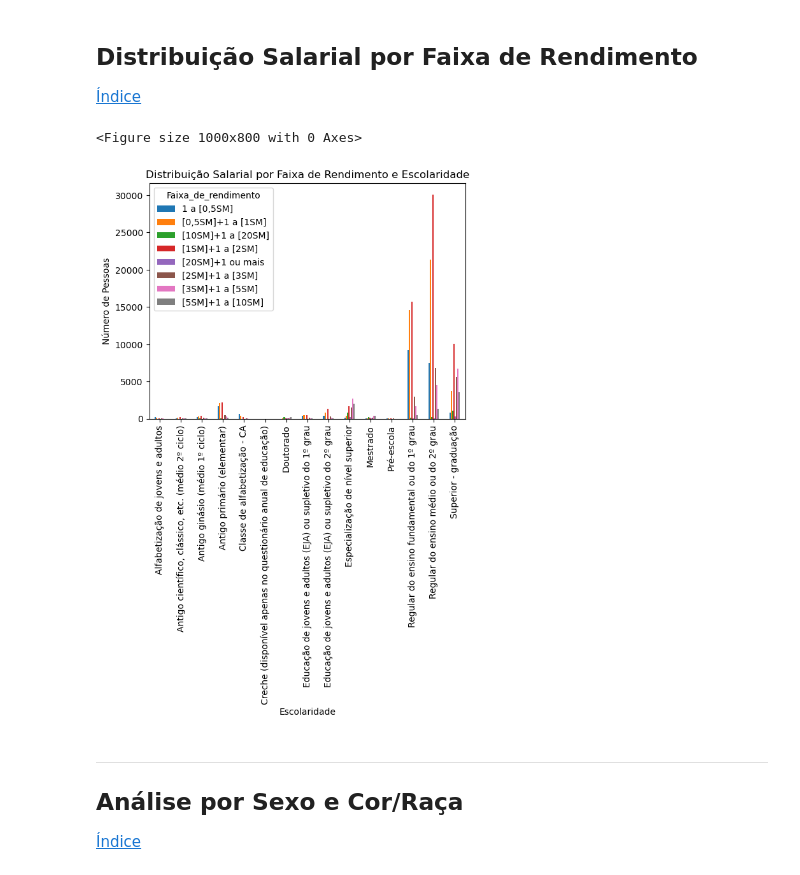
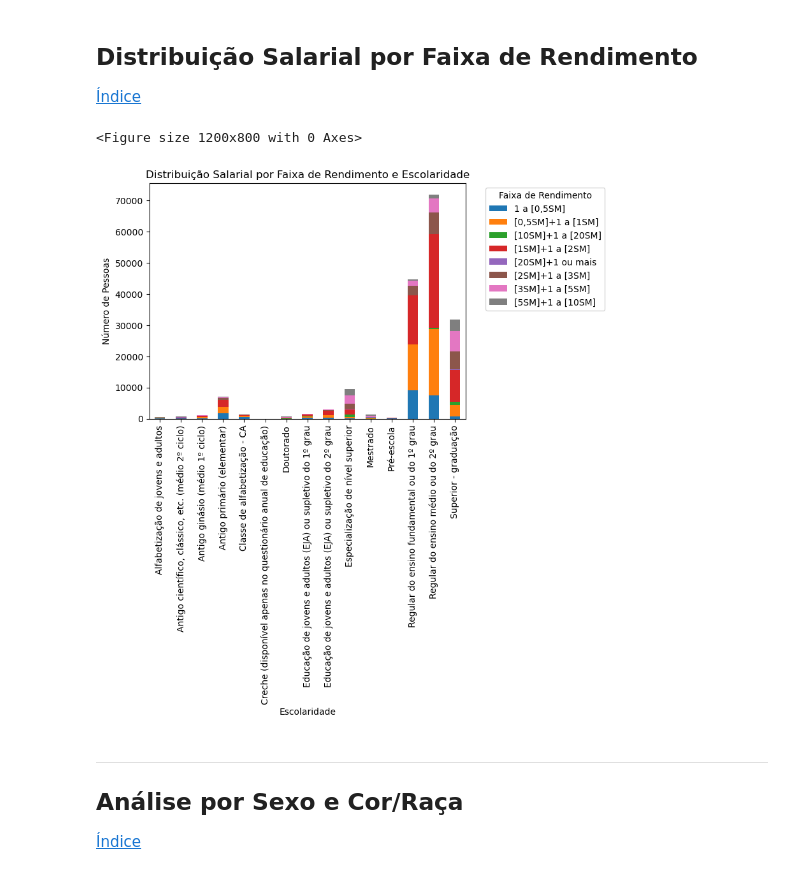
Before and after one commit to jlbrasileiro/Projeto-3---Ci-ncia-dos-Dados---2024.2, a Jupyter notebook: analise_exploratoria.ipynb, the cells around one changed output. Cells and saved outputs as stored; diff of their text form; code cells hidden in the pictures.

```diff
--- a/analise_exploratoria.ipynb
+++ b/analise_exploratoria.ipynb
@@ -179,17 +179,18 @@ plt.show()
 # %%
 faixa_escolaridade = pd.crosstab(dados['Escolaridade'],dados['Faixa_de_rendimento'])
 
-plt.figure(figsize = (10,8))
-faixa_escolaridade.plot(kind='bar')
+plt.figure(figsize = (12,8))
+faixa_escolaridade.plot(kind='bar',stacked=True)
 
 plt.title('Distribuição Salarial por Faixa de Rendimento e Escolaridade')
 plt.xlabel('Escolaridade')
 plt.ylabel('Número de Pessoas')
+plt.legend(title='Faixa de Rendimento', bbox_to_anchor=(1.05, 1), loc='upper left')
 plt.xticks(rotation=90)
 plt.show()
 # %% [output]
-<Figure size 1000x800 with 0 Axes>
+<Figure size 1200x800 with 0 Axes>
-[figure, old version]
+[figure, new version]
 # %% [markdown]
 ___
 <div id="sexo-cor"></div>
```
